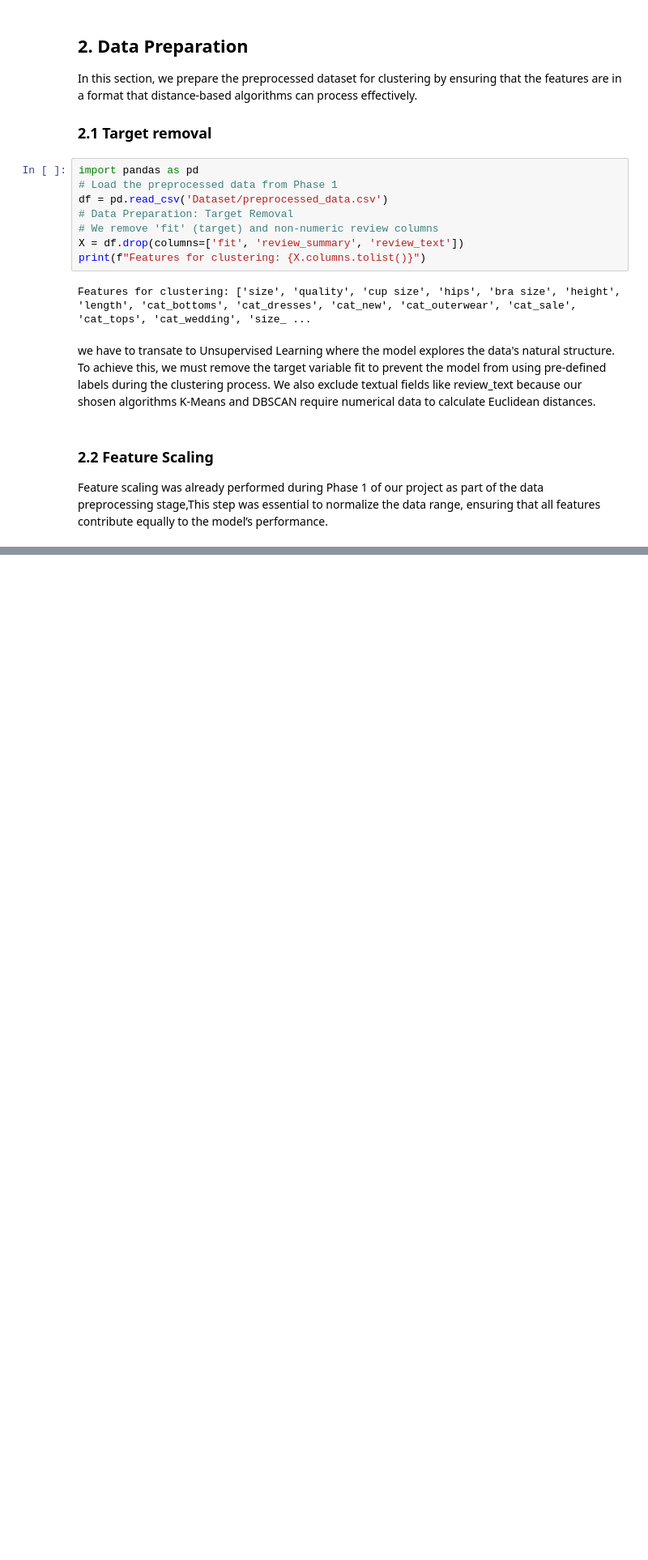
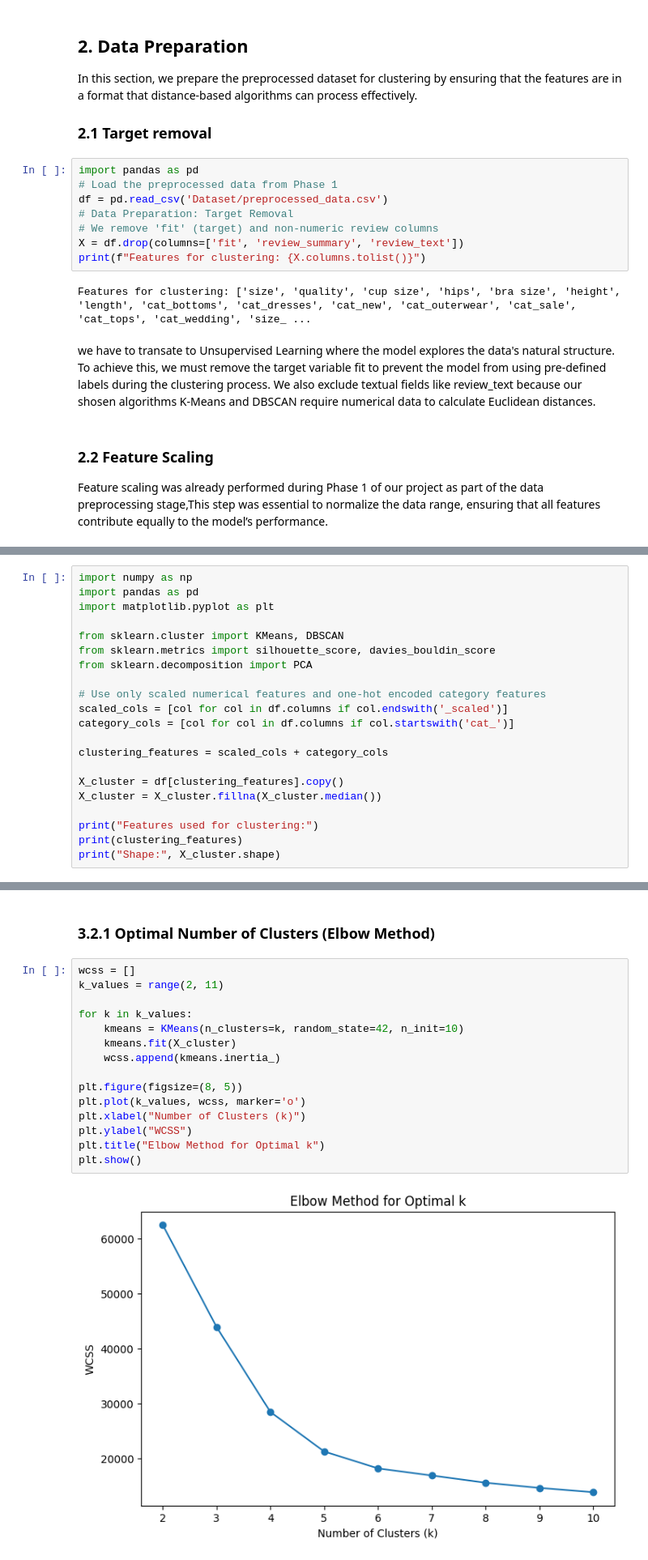
Before and after one commit to alameer515/SWE485-Project-Group10, a Jupyter notebook: Phase2_Unsupervised_Learning.ipynb, the cells around one changed output, grey strips where cells are left out. Shown at 81% size. Cells and saved outputs as stored; diff of their text form; blank space fills up the shorter version.

```diff
--- a/Phase2_Unsupervised_Learning.ipynb
+++ b/Phase2_Unsupervised_Learning.ipynb
@@ -42,0 +49,21 @@ Feature scaling was already performed during Phase 1 of our project as part of t
+# %%
+import numpy as np
+import pandas as pd
+import matplotlib.pyplot as plt
+
+from sklearn.cluster import KMeans, DBSCAN
+from sklearn.metrics import silhouette_score, davies_bouldin_score
+from sklearn.decomposition import PCA
+
+# Use only scaled numerical features and one-hot encoded category features
+scaled_cols = [col for col in df.columns if col.endswith('_scaled')]
+category_cols = [col for col in df.columns if col.startswith('cat_')]
+
+clustering_features = scaled_cols + category_cols
+
+X_cluster = df[clustering_features].copy()
+X_cluster = X_cluster.fillna(X_cluster.median())
+
+print("Features used for clustering:")
+print(clustering_features)
+print("Shape:", X_cluster.shape)
@@ -42,0 +84,19 @@ Feature scaling was already performed during Phase 1 of our project as part of t
+# %% [markdown]
+### 3.2.1 Optimal Number of Clusters (Elbow Method)
+# %%
+wcss = []
+k_values = range(2, 11)
+
+for k in k_values:
+    kmeans = KMeans(n_clusters=k, random_state=42, n_init=10)
+    kmeans.fit(X_cluster)
+    wcss.append(kmeans.inertia_)
+
+plt.figure(figsize=(8, 5))
+plt.plot(k_values, wcss, marker='o')
+plt.xlabel("Number of Clusters (k)")
+plt.ylabel("WCSS")
+plt.title("Elbow Method for Optimal k")
+plt.show()
+# %% [output]
+[figure, added]
```
Also changed, not shown: parts of 28 cells of this notebook.
